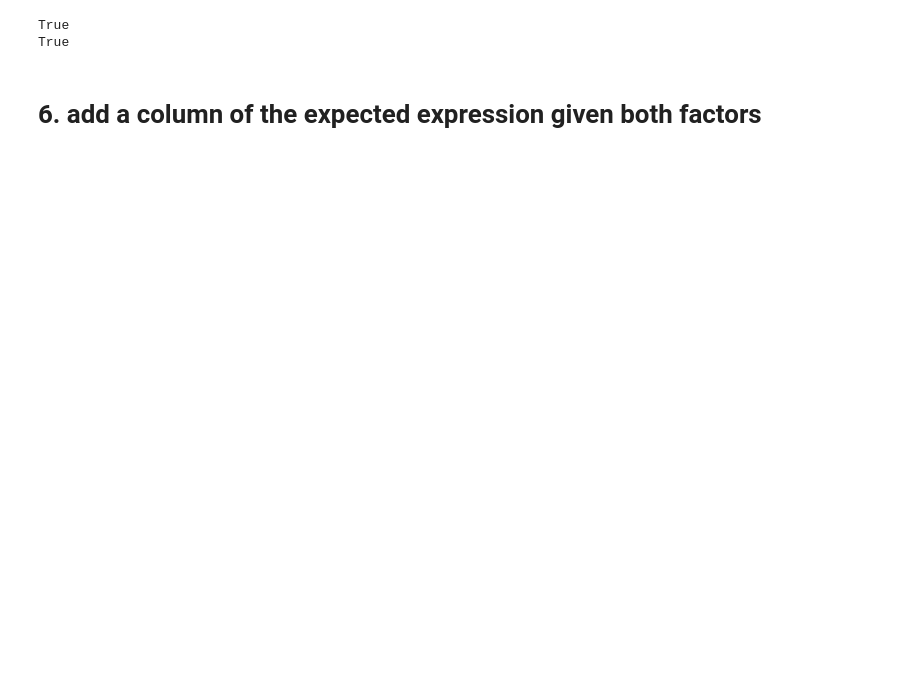
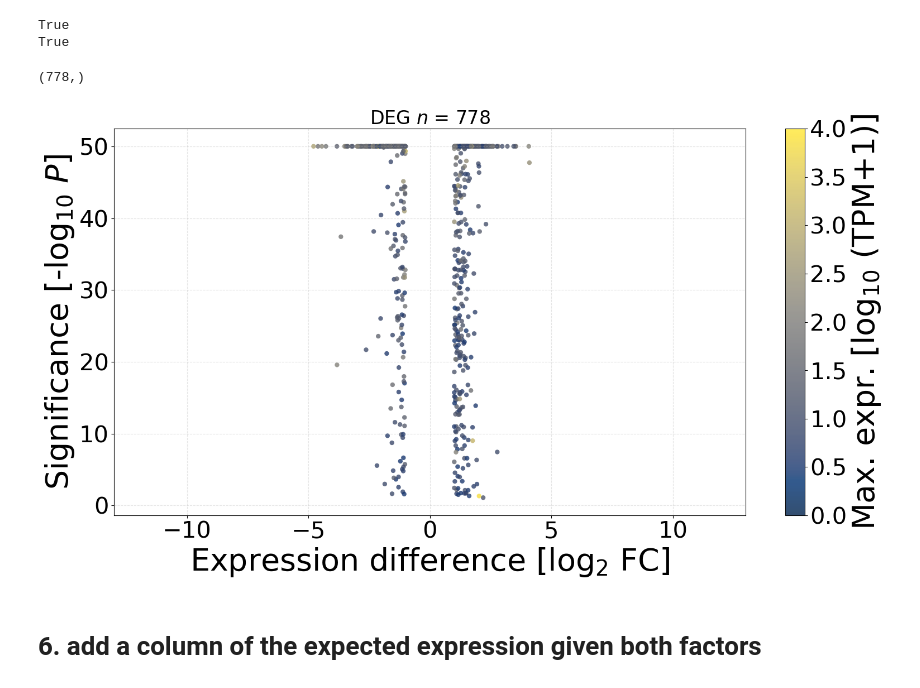
Before and after one commit to adelomana/nautholsvik, a Jupyter notebook: 04_differential_response/deseq2/non-additive effects quantifier.ipynb, the cells around one changed output. Drawn from its saved outputs; the diff is of its cells as text; code cells hidden in the pictures; blank space fills up the shorter version.

```diff
--- a/04_differential_response/deseq2/non-additive effects quantifier.ipynb
+++ b/04_differential_response/deseq2/non-additive effects quantifier.ipynb
@@ -205,6 +238,27 @@ print('ENSG00000120217' in plotting_df[plotting_df['P_interaction'] < 0.1].index
 # %% [output]
 True
 True
+# %%
+# doing a volcano plot for fun
+x = plotting_df.loc[rule_MITF, 'B0A0_log2fc']
+y = -numpy.log10(plotting_df.loc[rule_MITF, 'P_B0A0'])
+y.clip(upper=50, inplace=True)
+z = numpy.log10(plotting_df.loc[rule_MITF, 'max_expression_tpm']+1)
+print(x.shape)
+
+matplotlib.pyplot.scatter(x, y, c=z, alpha=0.8, edgecolors='none', cmap='cividis', vmin=0, vmax=4)
+matplotlib.pyplot.colorbar(label='Max. expr. [log$_{10}$ (TPM+1)]')
+
+matplotlib.pyplot.xlim([-13, 13])
+matplotlib.pyplot.grid(ls='--', alpha = 1/3)
+matplotlib.pyplot.xlabel('Expression difference [log$_2$ FC]')
+matplotlib.pyplot.ylabel('Significance [-log$_{10}$ $P$]')
+matplotlib.pyplot.title('DEG $n$ = 778')
+matplotlib.pyplot.tight_layout()
+matplotlib.pyplot.show()
+# %% [output]
+(778,)
+[figure, added]
 # %% [markdown]
 # 6. add a column of the expected expression given both factors
 # %%
```
Also changed, not shown: parts of 19 cells of this notebook, 2 other files.
